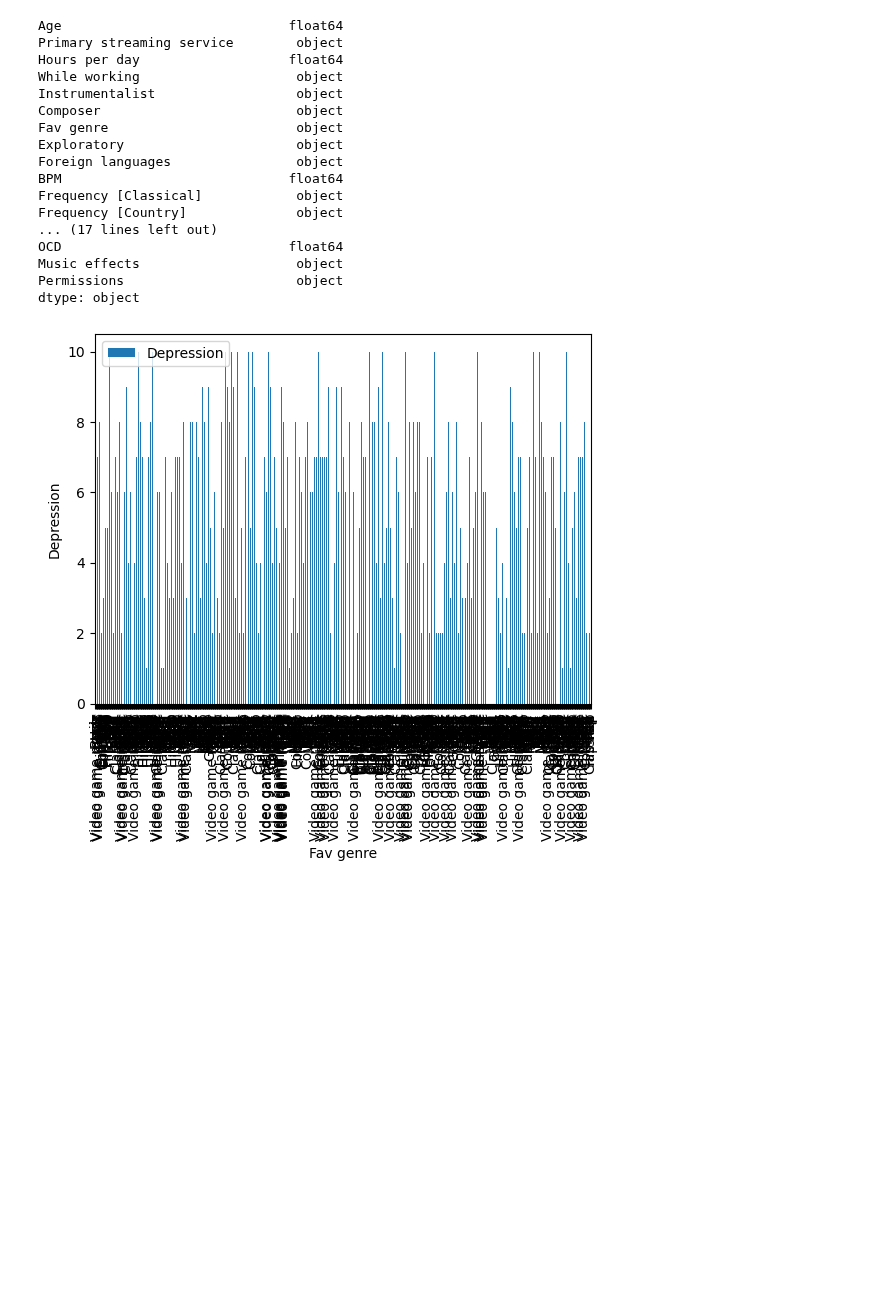
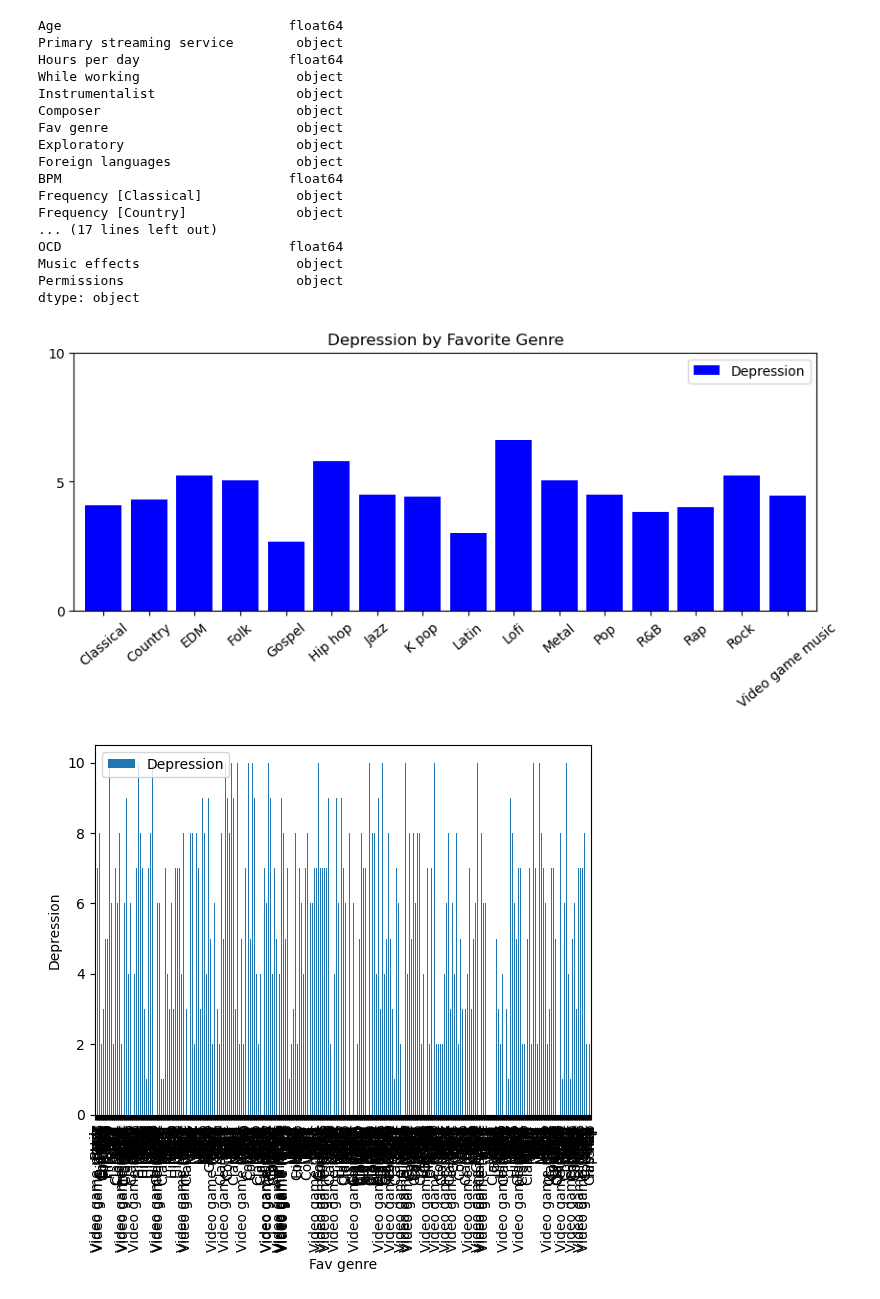
Before and after one commit to jdanielle12/project1, a Jupyter notebook: music_and_mental_health.ipynb, the cells around one changed output. Saved outputs shown, nothing was run; the diff lists cells and outputs as text; code cells hidden in the pictures; blank space fills up the shorter version.

Commit message:
adding depression chart

```diff
--- a/music_and_mental_health.ipynb
+++ b/music_and_mental_health.ipynb
@@ -47,3 +45,11 @@ genre_depression_df = music_mental_health.pf [["Fav genre", "Depression"]]
+# %%
+genre_depression_df = music_mental_health_df[["Fav genre", "Depression"]]
+fav_genre = genre_depression_df.groupby("Fav genre").mean()
+fav_genre_chart = fav_genre.plot.bar(y='Depression', rot=40, width=0.8, figsize=(10,3.5), ylim=(0,10),
+                                     title='Depression by Favorite Genre',
+                                     yticks=[0,5,10], xlabel='', color='blue')
+# %% [output]
+[figure, added]
 # %%
 
 music_mental_health_df.plot(x='Fav genre', y=['Depression'], kind='bar')
```
Also changed, not shown: parts of 1 cell of this notebook, 3 other files.
